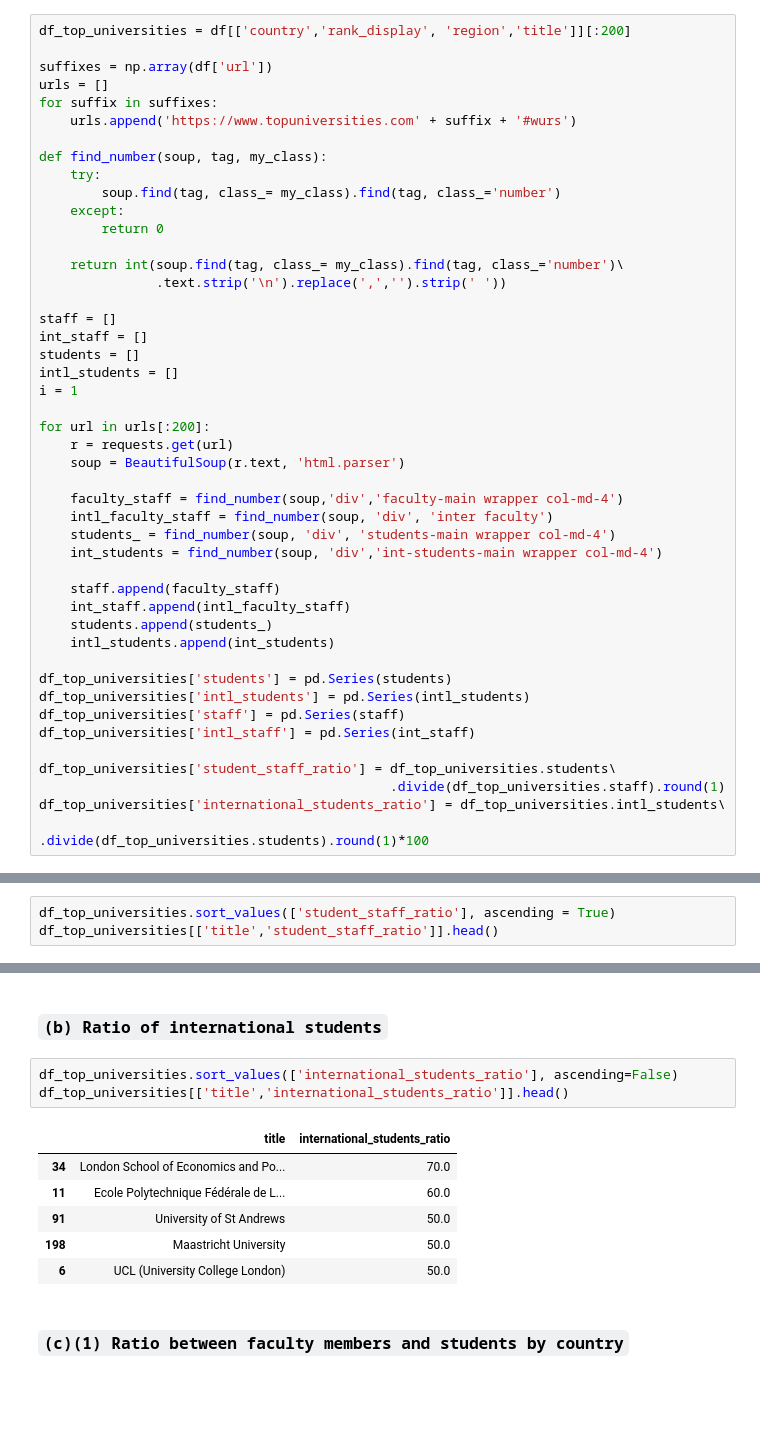
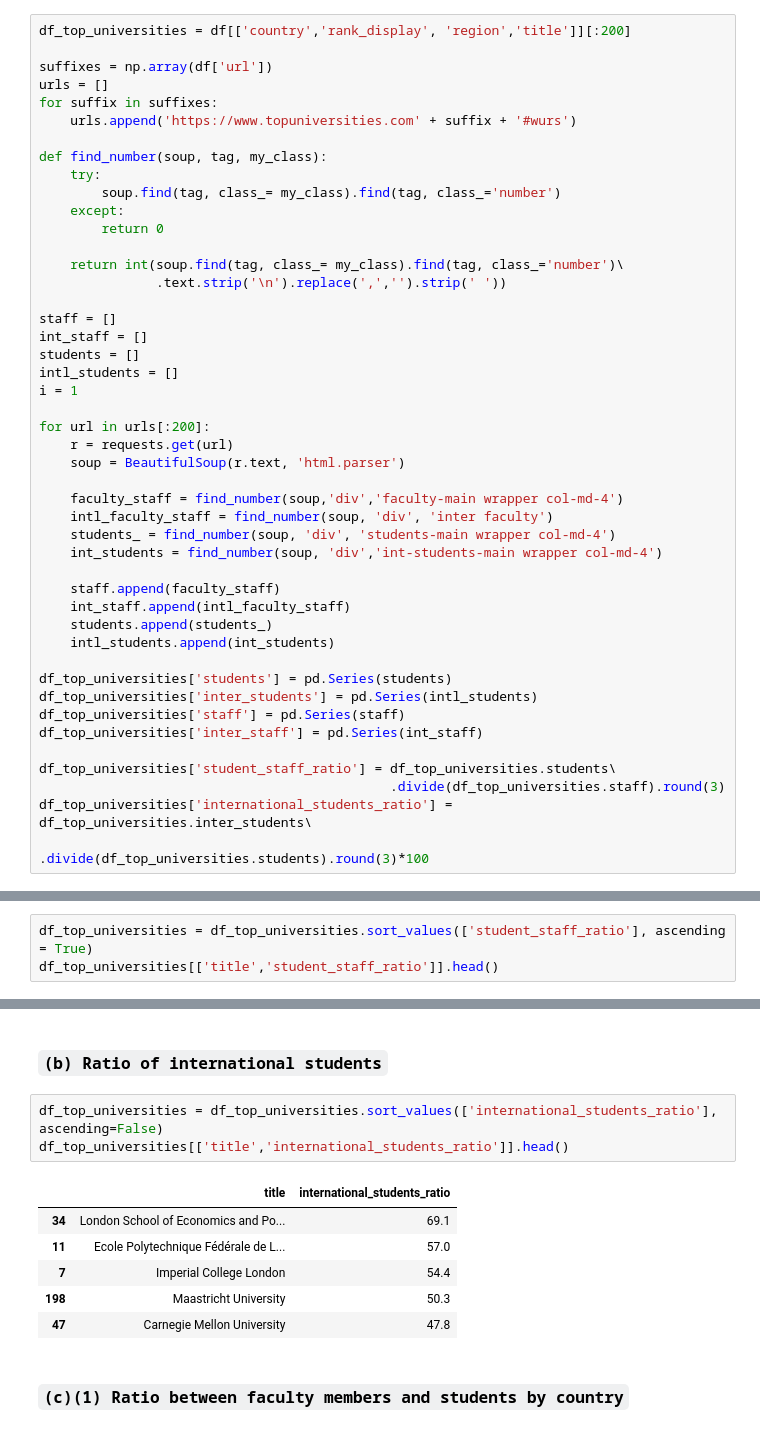
Before and after one commit to oabouzaid/Applied-Data-Analysis, a Jupyter notebook: homework2/1_2_5.ipynb, the cells around one changed output, grey strips where cells are left out. Drawn from its saved outputs; the diff is of its cells as text; blank space fills up the shorter version.

```diff
--- a/homework2/task1and2.ipynb
+++ b/homework2/1_2_5.ipynb
@@ -54,18 +54,18 @@ for url in urls[:200]:
     intl_students.append(int_students)
 
 df_top_universities['students'] = pd.Series(students)
-df_top_universities['intl_students'] = pd.Series(intl_students)
+df_top_universities['inter_students'] = pd.Series(intl_students)
 df_top_universities['staff'] = pd.Series(staff)
-df_top_universities['intl_staff'] = pd.Series(int_staff)
+df_top_universities['inter_staff'] = pd.Series(int_staff)
 
 df_top_universities['student_staff_ratio'] = df_top_universities.students\
-                                             .divide(df_top_universities.staff).round(1)
-df_top_universities['international_students_ratio'] = df_top_universities.intl_students\
-                                                      .divide(df_top_universities.students).round(1)*100
+                                             .divide(df_top_universities.staff).round(3)
+df_top_universities['international_students_ratio'] = df_top_universities.inter_students\
+                                                      .divide(df_top_universities.students).round(3)*100
 # %% [markdown]
 ### `(a) Ratio between faculty members and students`
 # %%
-df_top_universities.sort_values(['student_staff_ratio'], ascending = True)
+df_top_universities = df_top_universities.sort_values(['student_staff_ratio'], ascending = True)
 df_top_universities[['title','student_staff_ratio']].head()
 # %% [output]
 |  | title | student_staff_ratio |
@@ -77,15 +77,15 @@ df_top_universities[['title','student_staff_ratio']].head()
 # %% [markdown]
 ### `(b) Ratio of international students`
 # %%
-df_top_universities.sort_values(['international_students_ratio'], ascending=False)
+df_top_universities = df_top_universities.sort_values(['international_students_ratio'], ascending=False)
 df_top_universities[['title','international_students_ratio']].head()
 # %% [output]
 |  | title | international_students_ratio |
-| 34 | London School of Economics and Po... | 70.0 |
-| 11 | Ecole Polytechnique Fédérale de L... | 60.0 |
-| 91 | University of St Andrews | 50.0 |
-| 198 | Maastricht University | 50.0 |
-| 6 | UCL (University College London) | 50.0 |
+| 34 | London School of Economics and Po... | 69.1 |
+| 11 | Ecole Polytechnique Fédérale de L... | 57.0 |
+| 7 | Imperial College London | 54.4 |
+| 198 | Maastricht University | 50.3 |
+| 47 | Carnegie Mellon University | 47.8 |
 # %% [markdown]
 ### `(c)(1) Ratio between faculty members and students by country`
 # %%
```
Also changed, not shown: parts of 30 cells of this notebook.
